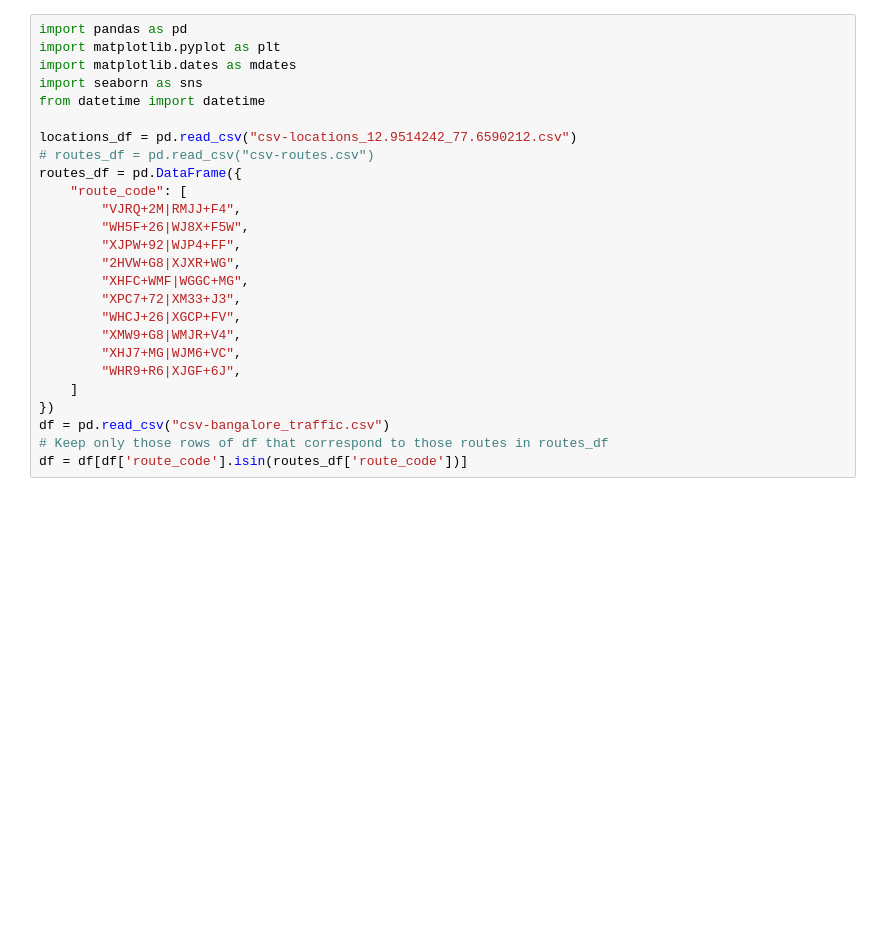
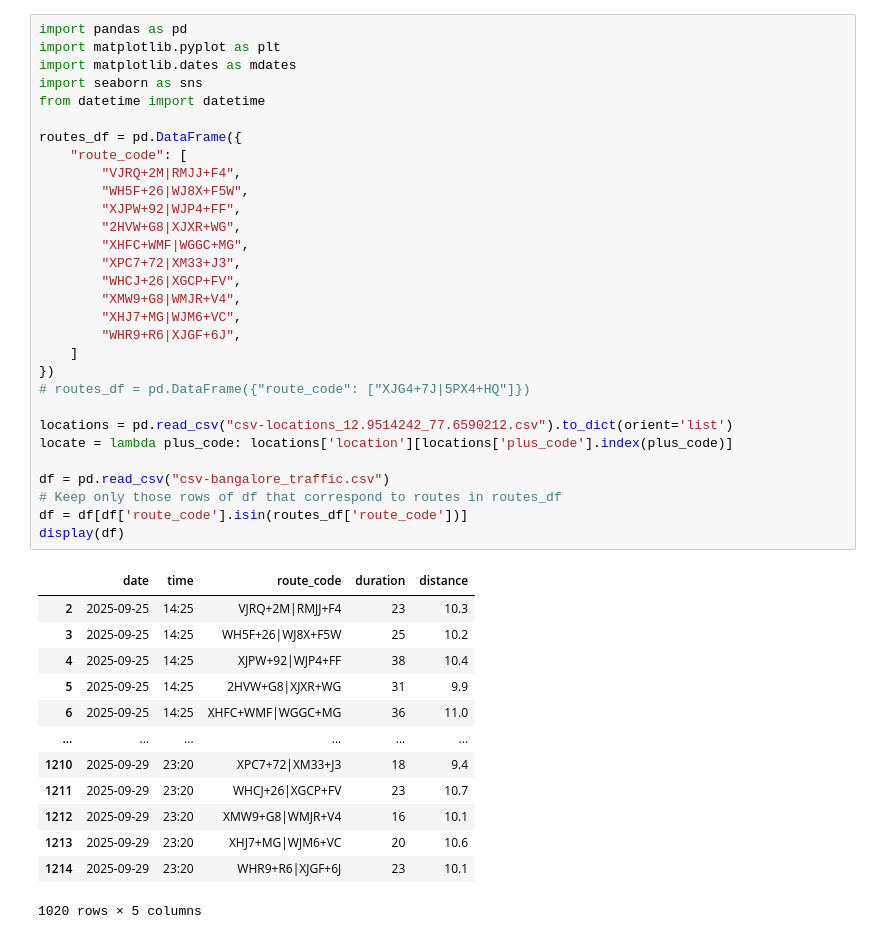
Before and after one commit to thecont1/blr-traffic-monitor, a Jupyter notebook: traffic_visual.ipynb, the cells around one changed output. Drawn from its saved outputs; the diff is of its cells as text; blank space fills up the shorter version.

```diff
--- a/traffic_visual.ipynb
+++ b/traffic_visual.ipynb
@@ -1,29 +1,47 @@
 # %%
 import pandas as pd
 import matplotlib.pyplot as plt
 import matplotlib.dates as mdates
 import seaborn as sns
 from datetime import datetime
 
-locations_df = pd.read_csv("csv-locations_12.9514242_77.6590212.csv")
-# routes_df = pd.read_csv("csv-routes.csv")
 routes_df = pd.DataFrame({
     "route_code": [
         "VJRQ+2M|RMJJ+F4",
         "WH5F+26|WJ8X+F5W",
         "XJPW+92|WJP4+FF",
         "2HVW+G8|XJXR+WG",
         "XHFC+WMF|WGGC+MG",
         "XPC7+72|XM33+J3",
         "WHCJ+26|XGCP+FV",
         "XMW9+G8|WMJR+V4",
         "XHJ7+MG|WJM6+VC",
         "WHR9+R6|XJGF+6J",
     ]
 })
+# routes_df = pd.DataFrame({"route_code": ["XJG4+7J|5PX4+HQ"]})
+
+locations = pd.read_csv("csv-locations_12.9514242_77.6590212.csv").to_dict(orient='list')
+locate = lambda plus_code: locations['location'][locations['plus_code'].index(plus_code)]
+
 df = pd.read_csv("csv-bangalore_traffic.csv")
-# Keep only those rows of df that correspond to those routes in routes_df
+# Keep only those rows of df that correspond to routes in routes_df
 df = df[df['route_code'].isin(routes_df['route_code'])]
+display(df)
+# %% [output]
+|  | date | time | route_code | duration | distance |
+| 2 | 2025-09-25 | 14:25 | VJRQ+2M|RMJJ+F4 | 23 | 10.3 |
+| 3 | 2025-09-25 | 14:25 | WH5F+26|WJ8X+F5W | 25 | 10.2 |
+| 4 | 2025-09-25 | 14:25 | XJPW+92|WJP4+FF | 38 | 10.4 |
+| 5 | 2025-09-25 | 14:25 | 2HVW+G8|XJXR+WG | 31 | 9.9 |
+| 6 | 2025-09-25 | 14:25 | XHFC+WMF|WGGC+MG | 36 | 11.0 |
+| ... | ... | ... | ... | ... | ... |
+| 1210 | 2025-09-29 | 23:20 | XPC7+72|XM33+J3 | 18 | 9.4 |
+| 1211 | 2025-09-29 | 23:20 | WHCJ+26|XGCP+FV | 23 | 10.7 |
+| 1212 | 2025-09-29 | 23:20 | XMW9+G8|WMJR+V4 | 16 | 10.1 |
+| 1213 | 2025-09-29 | 23:20 | XHJ7+MG|WJM6+VC | 20 | 10.6 |
+| 1214 | 2025-09-29 | 23:20 | WHR9+R6|XJGF+6J | 23 | 10.1 |
+1020 rows × 5 columns
 # %% [markdown]
 ![routes.png](routes.png)
 # %%
```
Also changed, not shown: parts of 10 cells of this notebook.
